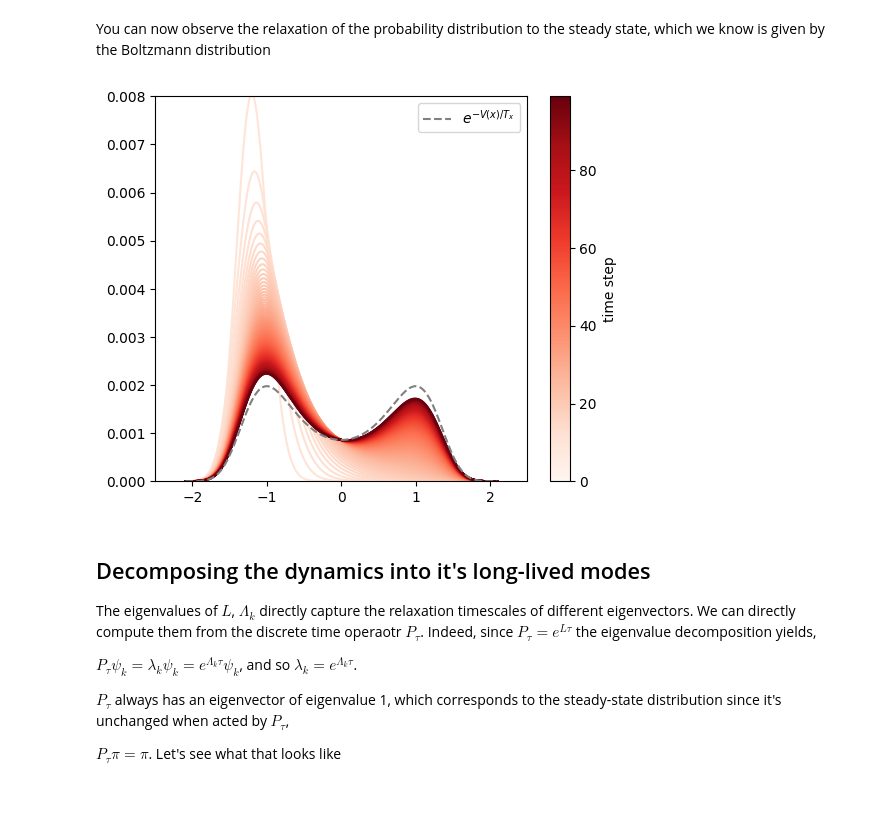
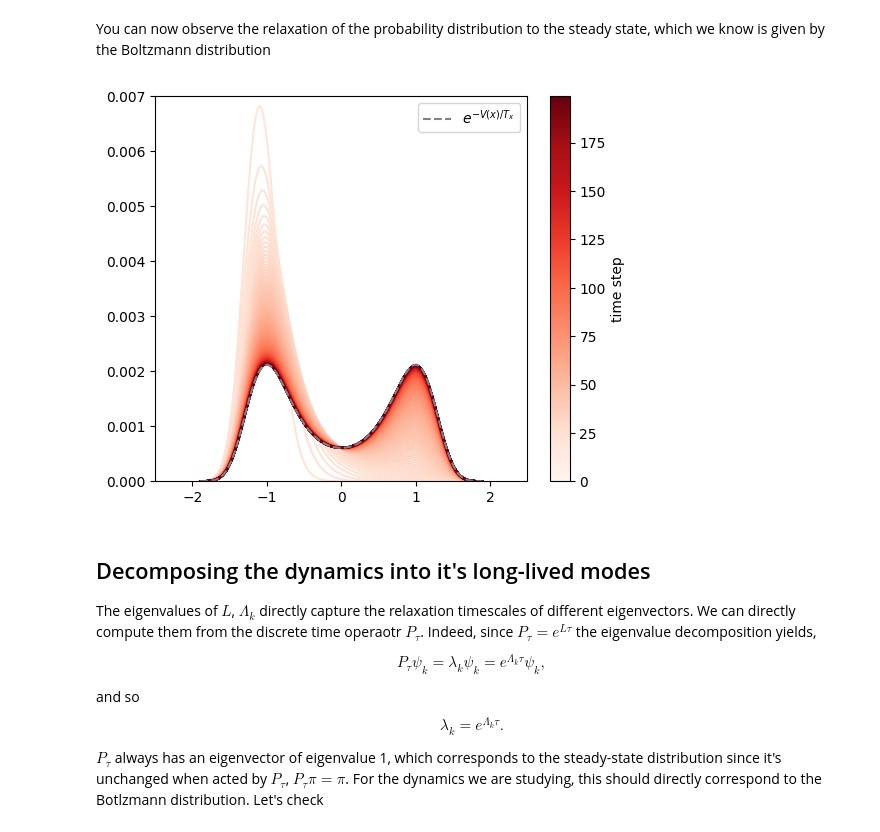
Before and after one commit to AntonioCCosta/DPG_PhysicsBehavior_2026, a Jupyter notebook: notebooks/notebook_1.ipynb, the cells around one changed output. Saved outputs shown, nothing was run; the diff lists cells and outputs as text; code cells hidden in the pictures; blank space fills up the shorter version.

```diff
--- a/notebooks/notebook_1.ipynb
+++ b/notebooks/notebook_1.ipynb
@@ -236,12 +222,14 @@ durs = np.hstack(state_lifetime(states[::ds],ds*final_dt))
 # %%
-tmin=0
-tmax=np.percentile(durs,99)
+tmin=1
+tmax=np.percentile(durs,99.9)
 freqs,bin_edges = np.histogram(durs, bins=np.linspace(tmin,tmax,20), density=True)
 centers = (bin_edges[1:]+bin_edges[:-1])/2
-plt.scatter(centers,freqs,marker='o')
-times = np.linspace(tmin,tmax,10)
-plt.plot(times,1/transition_time_be(Tx,mu)*np.exp(-times/transition_time_be(Tx,mu)),c='k',lw=2,ls='--',label=r'$\omega e^{-\omega t}$')
-plt.yscale('log')
+plt.scatter(centers,freqs,marker='o',s=50)
+times = np.linspace(tmin,tmax,100)
+_,b=np.polyfit(centers,np.log(freqs),1) #just to get the offset
+rate = 2*kramers_rate(mu,Tx) #2x because it's only the time to the boundary
+plt.plot(times,np.exp(b)*np.exp(-rate*times),c='k',lw=2,ls='--',label=r'$\omega e^{-\omega t}$')
+# plt.yscale('log')
 plt.ylabel('PDF')
 plt.xlabel('time')
 plt.legend()
@@ -286,7 +270,7 @@ import scipy.sparse as sp
 import scipy.sparse.linalg as spla
 
 
-def fokker_planck_L_sg(x, mu, Tx, tau_x=1.0, boundary="reflecting",potential=None):
+def fokker_planck_L_sg(x, mu, Tx, boundary="reflecting",potential=None):
     """
     Build L for ∂_t p = ∂_x(∂_x V p) + Tx ∂_x^2 p on a uniform grid x (Chang-Cooper).
     potential(x): callable returning V(x)
@@ -297,7 +281,7 @@ def fokker_planck_L_sg(x, mu, Tx, tau_x=1.0, boundary="reflecting",potential=Non
     # Bernoulli function
     def B(z):
         out = np.empty_like(z)
-        small = np.abs(z) < 1e-8
+        small = np.abs(z) < 1e-10
         out[~small] = z[~small] / np.expm1(z[~small])
         zS = z[small]
         out[small] = 1 - zS/2 + zS**2/12
@@ -331,17 +315,15 @@ def fokker_planck_L_sg(x, mu, Tx, tau_x=1.0, boundary="reflecting",potential=Non
         raise ValueError("boundary must be 'reflecting' or 'absorbing'")
 
     L = sp.diags([lower, diag, upper], offsets=[-1,0,1], format="csc")
-    return (1.0/tau_x)*L
+    return L
+
+N = 1000
+
+x_min, x_max = -np.sqrt(np.abs(mu))-2*np.sqrt(Tx),np.sqrt(np.abs(mu))+2*np.sqrt(Tx)
+x = np.linspace(x_min, x_max, N)
+V = lambda x,mu: x**4 / 4 - mu * x**2 / 2
+
+L_fp = fokker_planck_L_sg(x,mu,Tx,potential=V)
-# %%
-N = 1000
-
-x_min, x_max = -np.sqrt(np.abs(mu))-2*np.sqrt(Tx),np.sqrt(np.abs(mu))+2*np.sqrt(Tx)
-x = np.linspace(x_min, x_max, N)
-tau_x=1
-delay=1e-1
-V = lambda x,mu: x**4 / 4 - mu * x**2 / 2
-
-L_fp = fokker_planck_L_sg(x,mu,Tx,tau_x,potential=V)
 # %% [markdown]
 Now we can directly simulate the dynamics of the entire probability distribution function, rather than a single trajectory. For example, starting from a delta function, we can evolve the dynamics by taking,
 
@@ -352,12 +334,13 @@ $$
 where $P_\tau = e^{L \tau}$ is the discrete time transition matrix, also known as the forward propagator.
 # %%
 print('Obtain transition matrix')
+delay=2e-1
 P_tau = spla.expm(delay * L_fp)
 
 print('Iterate probability distribution function')
 p0 = np.zeros(P_tau.shape[0]) # set initial condition as a delta function
 p0[200] = 1
-n_iters=100
+n_iters=200
 p=p0
 ps=np.zeros((n_iters,p.shape[0]))
 ps[0]=p
@@ -372,30 +355,30 @@ You can now observe the relaxation of the probability distribution to the steady
 # %%
 import matplotlib as mpl
 
 ds = 1
 n = int(len(ps)/ds)
 colors_c = plt.cm.Reds(np.linspace(0.1, 1, n))
 
 plt.figure(figsize=(6,5))
 for k, k_ in enumerate(np.arange(1, len(ps), ds)):
     p = ps[k_]
     plt.plot(x, p, c=colors_c[k])
 
 plt.xlim(-2.5, 2.5)
-plt.ylim(0, 0.008)
+plt.ylim(0, 0.007)
 
 norm = mpl.colors.Normalize(vmin=0, vmax=n-1)
 sm = mpl.cm.ScalarMappable(cmap=plt.cm.Reds, norm=norm)
 sm.set_array([])
 
 ax = plt.gca()
 cbar = plt.colorbar(sm, ax=ax)
 cbar.set_label("time step")
 pB = np.exp(-V(x,mu)/Tx)
 pB = pB/np.sum(pB)
 plt.plot(x,pB,c='gray',ls='--',label=r'$e^{-V(x)/T_x}$')
 plt.legend()
 plt.show()
 # %% [output]
-[figure, old version]
+[figure, new version]
 # %%
@@ -451,10 +434,15 @@ plt.show()
 
 The eigenvalues of $L$, $\Lambda_k$ directly capture the relaxation timescales of different eigenvectors. We can directly compute them from the discrete time operaotr $P_\tau$. Indeed, since $P_\tau = e^{L \tau}$ the eigenvalue decomposition yields,
 
-$P_\tau \psi_k = \lambda_k \psi_k = e^{\Lambda_k \tau} \psi_k$, and so $\lambda_k = e^{\Lambda_k \tau}$.
+$$
+P_\tau \psi_k = \lambda_k \psi_k = e^{\Lambda_k \tau} \psi_k,
+$$
+
+and so
+$$
+\lambda_k = e^{\Lambda_k \tau}.
+$$
 
 
-$P_\tau$ always has an eigenvector of eigenvalue 1, which corresponds to the steady-state distribution since it's unchanged when acted by $P_\tau$,
-
-$P_\tau \pi = \pi$. Let's see what that looks like
+$P_\tau$ always has an eigenvector of eigenvalue 1, which corresponds to the steady-state distribution since it's unchanged when acted by $P_\tau$, $P_\tau \pi = \pi$. For the dynamics we are studying, this should directly correspond to the Botlzmann distribution. Let's check
 # %%
```
Also changed, not shown: parts of 22 cells of this notebook.
